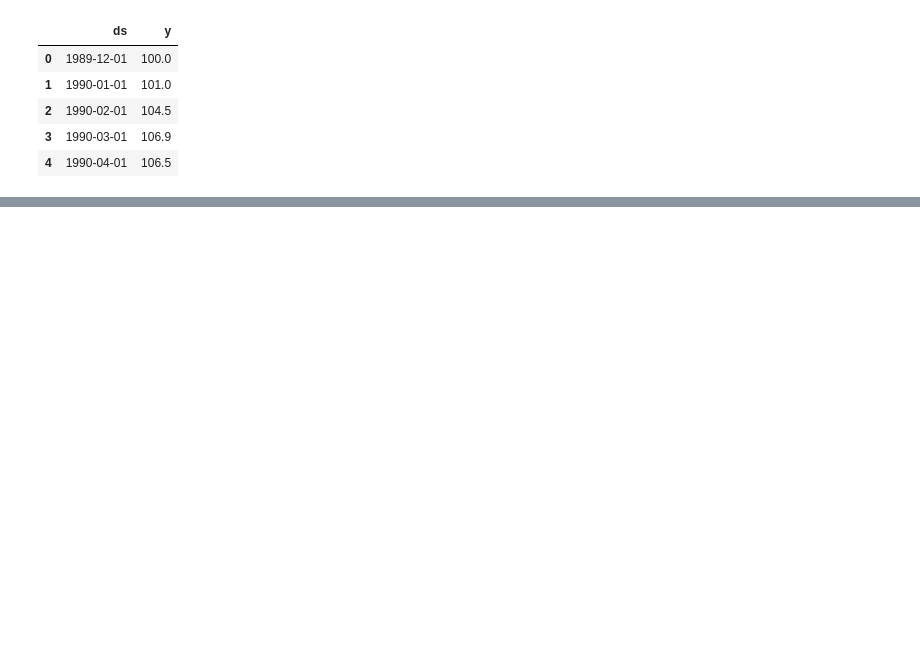
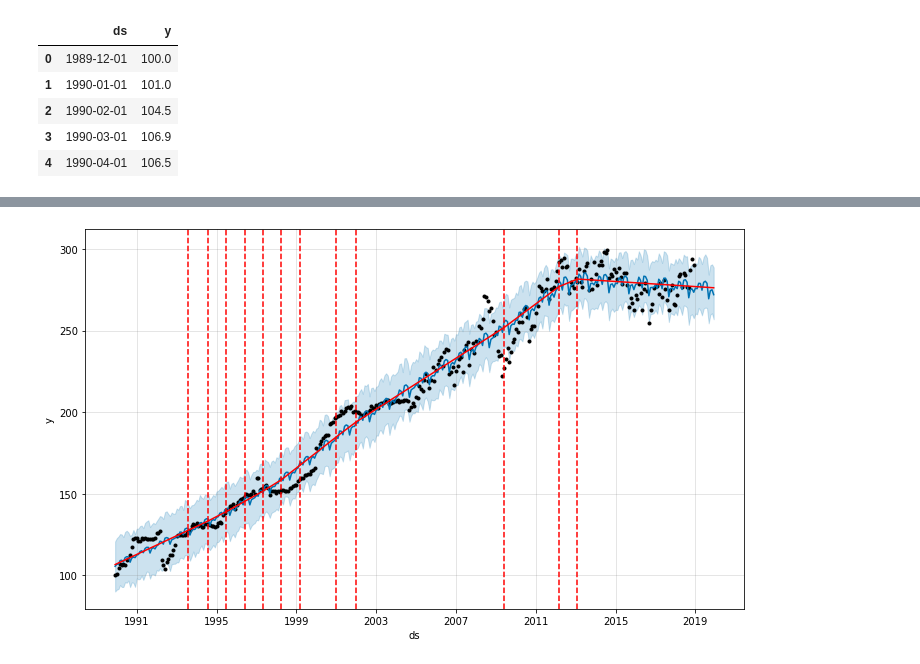
Before and after one commit to Lewis34cs/fb_prophet_blog_notebook, a Jupyter notebook: blog_prophet_notebook.ipynb, the cells around one changed output, grey strips where cells are left out. Saved outputs shown, nothing was run; the diff lists cells and outputs as text; code cells hidden in the pictures; blank space fills up the shorter version.

```diff
--- a/blog_prophet_notebook.ipynb
+++ b/blog_prophet_notebook.ipynb
@@ -141,0 +128,8 @@ forecast = prophet.predict(future)
+# %%
+# plotting the forecasted results
+fig1 = prophet.plot(forecast)
+
+# viewing the points in time where the trajectory of the price index changed
+add_cp = add_changepoints_to_plot(fig1.gca(), prophet, forecast)
+# %% [output]
+[figure, added]
```
Also changed, not shown: parts of 34 cells of this notebook.
